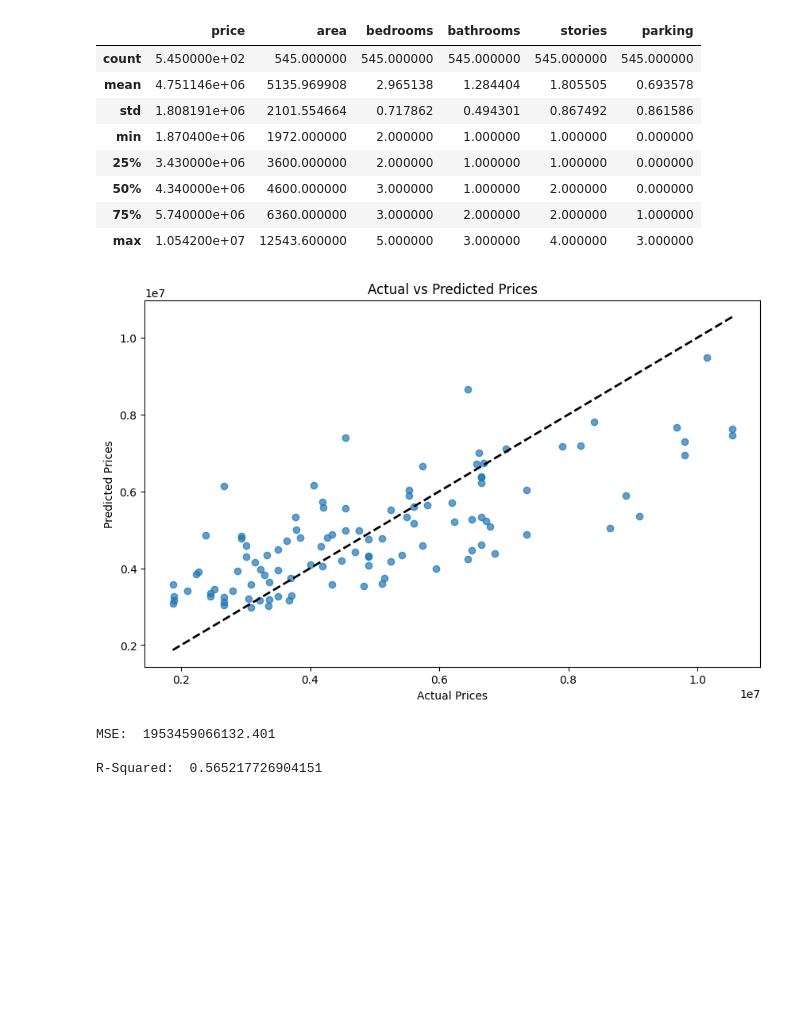
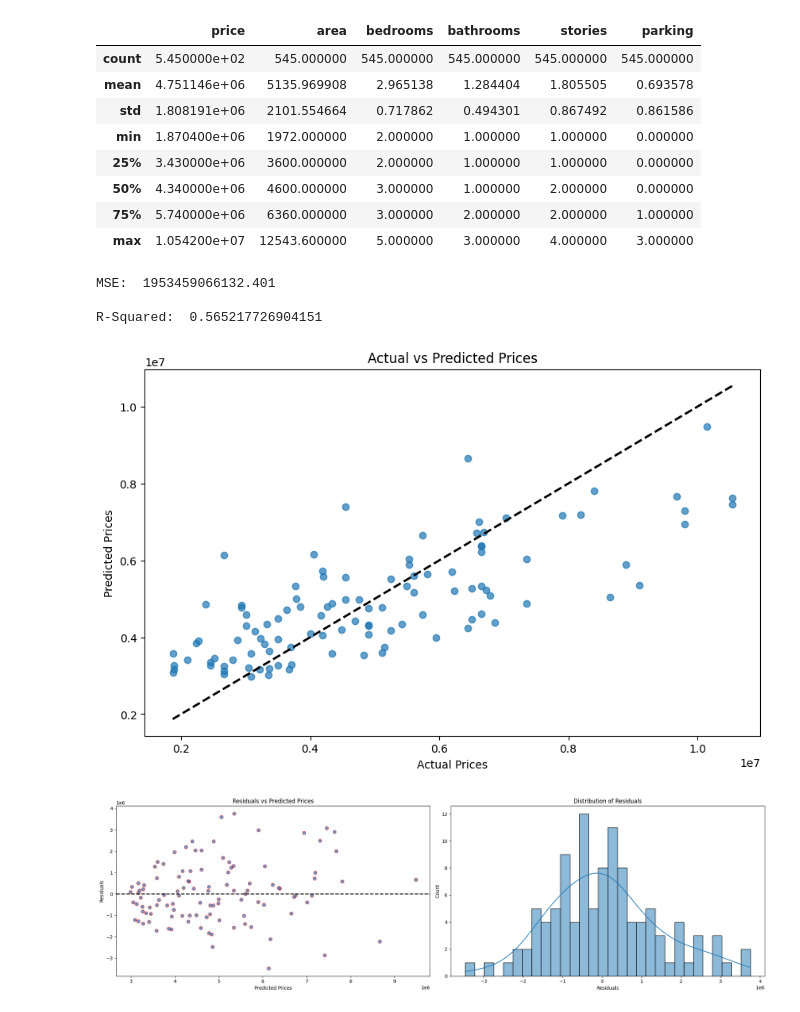
Before and after one commit to Adukemi/MyProjects, a Jupyter notebook: Predicting_House_Prices.ipynb, the cells around one changed output. Saved outputs shown, nothing was run; the diff lists cells and outputs as text; code cells hidden in the pictures; blank space fills up the shorter version.

```diff
--- a/Predicting_House_Prices.ipynb
+++ b/Predicting_House_Prices.ipynb
@@ -124,6 +124,12 @@ y_pred = model.predict(X_test)
 mse = mean_squared_error(y_test, y_pred)
 r2 = r2_score(y_test, y_pred)
 
+
+# Display evaluation metrics
+print("\nMSE: ",mse)
+print("\nR-Squared: ",r2)
+print("\n\n")
+
 # Visualization: Plotting the relationship between actual and predicted values
 plt.figure(figsize=(10, 6))
 plt.scatter(y_test, y_pred, alpha=0.7)
@@ -132,12 +138,30 @@ plt.ylabel("Predicted Prices")
 plt.title("Actual vs Predicted Prices")
 plt.plot([y.min(), y.max()], [y.min(), y.max()], 'k--', lw=2)
 plt.show()
-
-# Display evaluation metrics
-print("\nMSE: ",mse)
-print("\nR-Squared: ",r2)
 # %% [output]
+MSE:  1953459066132.401
+
+R-Squared:  0.565217726904151
 [figure]
-MSE:  1953459066132.401
-
-R-Squared:  0.565217726904151
+# %%
+# Visualization: Residuals
+# Combined: Residuals and Distribution of Residuals
+fig, ax = plt.subplots(1, 2, figsize=(20, 6))
+
+# Residuals vs Predicted Prices
+residuals = y_test - y_pred
+ax[0].scatter(y_pred, residuals, alpha=0.7, edgecolors='r', s=50)
+ax[0].axhline(y=0, color='k', linestyle='--', lw=2)
+ax[0].set_xlabel("Predicted Prices")
+ax[0].set_ylabel("Residuals")
+ax[0].set_title("Residuals vs Predicted Prices")
+
+# Distribution of Residuals
+sns.histplot(residuals, kde=True, bins=30, ax=ax[1])
+ax[1].set_xlabel("Residuals")
+ax[1].set_title("Distribution of Residuals")
+
+plt.tight_layout()
+plt.show()
+# %% [output]
+[figure, added]
```
Also changed, not shown: parts of 1 cell of this notebook.
